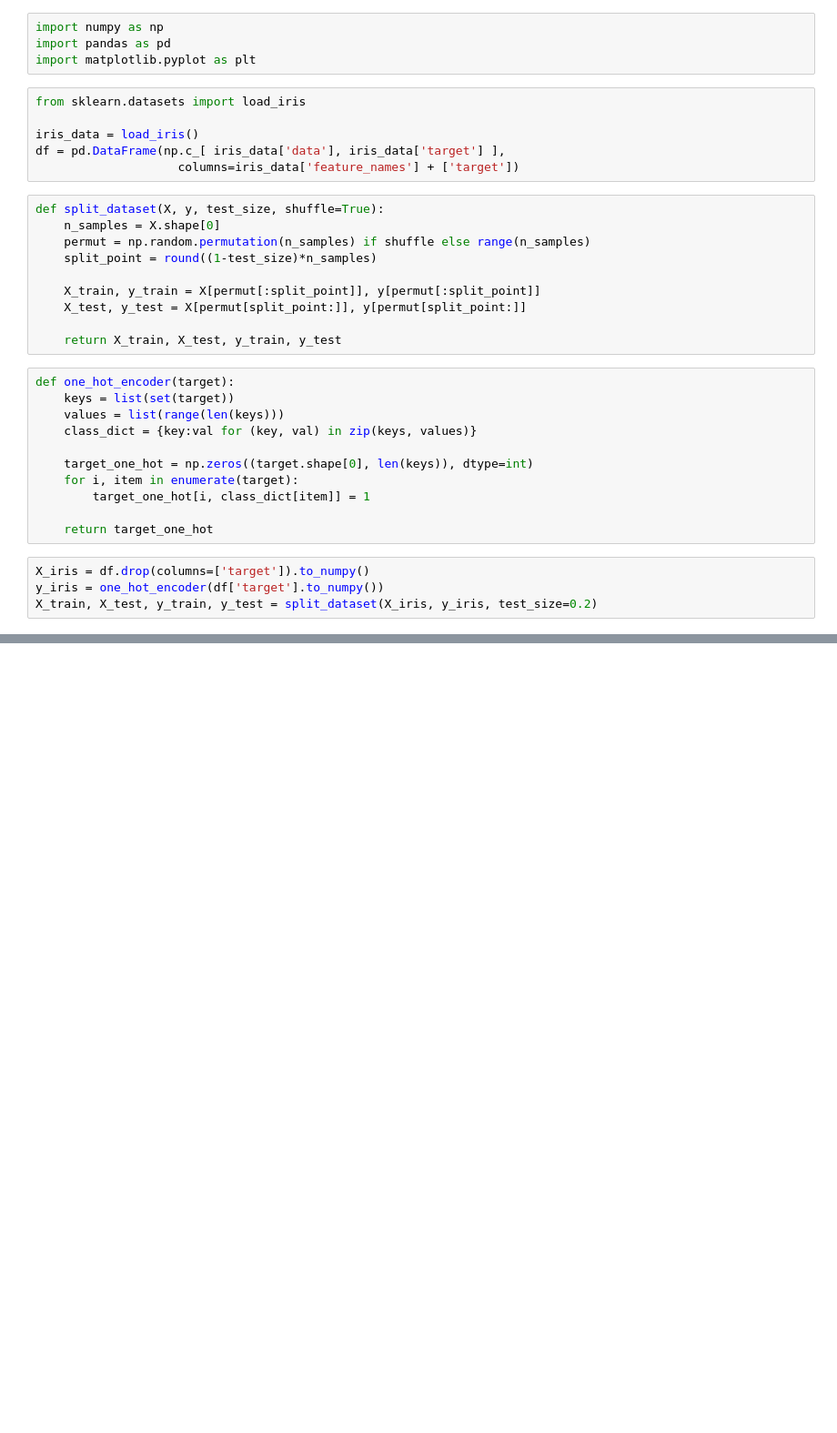
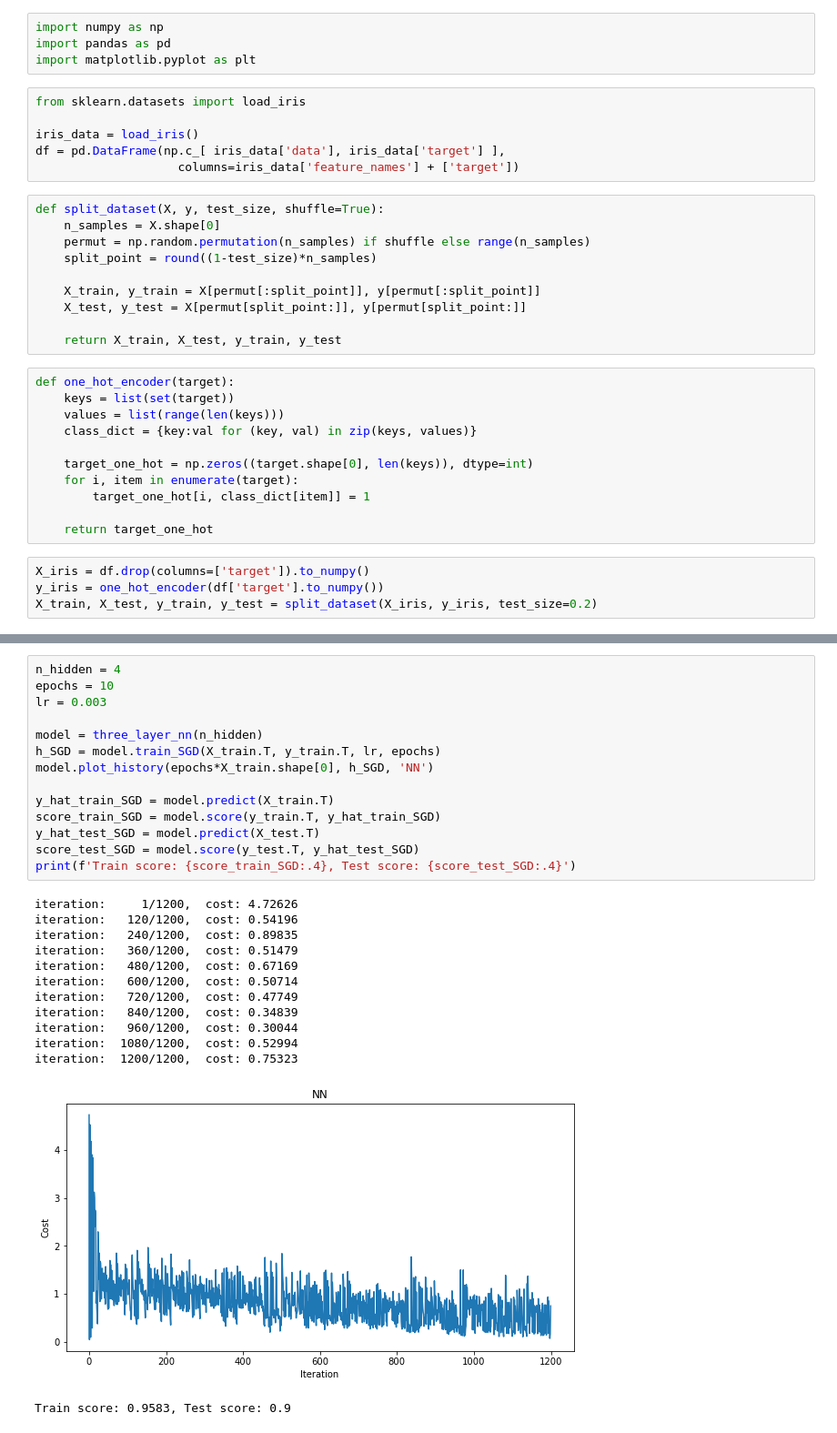
Before and after one commit to mhmdrz-mirdamadi/mlp-iris, a Jupyter notebook: main.ipynb, the cells around one changed output, grey strips where cells are left out. Shown at 91% size. Saved outputs shown, nothing was run; the diff lists cells and outputs as text; blank space fills up the shorter version.

```diff
--- a/main.ipynb
+++ b/main.ipynb
@@ -134,6 +158,34 @@ class three_layer_nn:
         plt.ylabel('Cost')
         plt.title(title)
         plt.show()
+# %%
+n_hidden = 4
+epochs = 10
+lr = 0.003
+
+model = three_layer_nn(n_hidden)
+h_SGD = model.train_SGD(X_train.T, y_train.T, lr, epochs)
+model.plot_history(epochs*X_train.shape[0], h_SGD, 'NN')
+
+y_hat_train_SGD = model.predict(X_train.T)
+score_train_SGD = model.score(y_train.T, y_hat_train_SGD)
+y_hat_test_SGD = model.predict(X_test.T)
+score_test_SGD = model.score(y_test.T, y_hat_test_SGD)
+print(f'Train score: {score_train_SGD:.4}, Test score: {score_test_SGD:.4}')
+# %% [output]
+iteration:     1/1200,  cost: 4.72626
+iteration:   120/1200,  cost: 0.54196
+iteration:   240/1200,  cost: 0.89835
+iteration:   360/1200,  cost: 0.51479
+iteration:   480/1200,  cost: 0.67169
+iteration:   600/1200,  cost: 0.50714
+iteration:   720/1200,  cost: 0.47749
+iteration:   840/1200,  cost: 0.34839
+iteration:   960/1200,  cost: 0.30044
+iteration:  1080/1200,  cost: 0.52994
+iteration:  1200/1200,  cost: 0.75323
+[figure, added]
+Train score: 0.9583, Test score: 0.9
 # %%
 n_hidden = 4
 epochs = 5000
```
Also changed, not shown: parts of 2 cells of this notebook.
